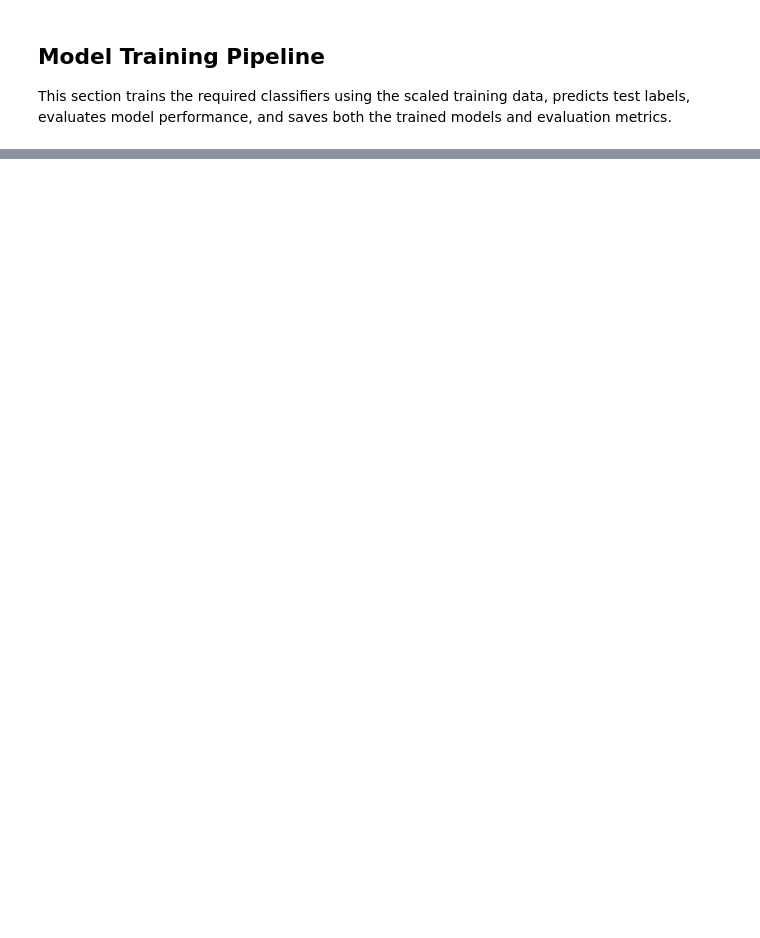
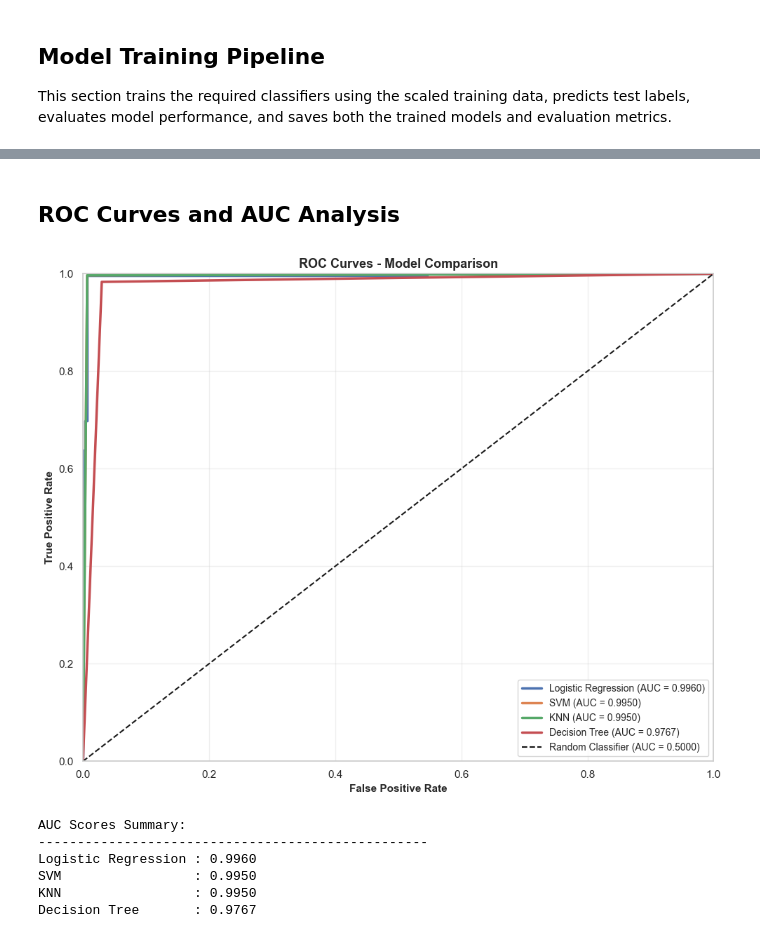
Before and after one commit to PRIYANSHUKUMAWAT1906/PRML_course_project-, a Jupyter notebook: main.ipynb, the cells around one changed output, grey strips where cells are left out. Saved outputs shown, nothing was run; the diff lists cells and outputs as text; code cells hidden in the pictures; blank space fills up the shorter version.

```diff
--- a/main.ipynb
+++ b/main.ipynb
@@ -753,0 +840,55 @@ Saved models to: results
+# %% [markdown]
+##  ROC Curves and AUC Analysis
+# %%
+from sklearn.metrics import roc_curve, auc
+
+# Plot ROC curves for all models
+plt.figure(figsize=(10, 8))
+
+# Dictionary to store AUC values
+auc_scores = {}
+
+for model_name in ['Logistic Regression', 'SVM', 'KNN', 'Decision Tree']:
+    model = [logistic_model, svm_model, knn_model, tree_model][['Logistic Regression', 'SVM', 'KNN', 'Decision Tree'].index(model_name)]
+
+    # Get probability predictions
+    if hasattr(model, 'predict_proba'):
+        y_proba = model.predict_proba(X_test_scaled)[:, 1]
+    else:
+        # For models without predict_proba, get raw decision scores
+        y_pred_scores = model.predict(X_test_scaled).astype(float)
+        y_proba = y_pred_scores
+
+    # Calculate ROC curve
+    fpr, tpr, _ = roc_curve(y_test, y_proba)
+    roc_auc = auc(fpr, tpr)
+    auc_scores[model_name] = roc_auc
+
+    # Plot ROC curve
+    plt.plot(fpr, tpr, linewidth=2.5, label=f'{model_name} (AUC = {roc_auc:.4f})')
+
+# Plot diagonal reference line
+plt.plot([0, 1], [0, 1], 'k--', linewidth=1.5, label='Random Classifier (AUC = 0.5000)')
+
+plt.xlabel('False Positive Rate', fontweight='bold', fontsize=11)
+plt.ylabel('True Positive Rate', fontweight='bold', fontsize=11)
+plt.title('ROC Curves - Model Comparison', fontweight='bold', fontsize=13)
+plt.legend(loc='lower right', fontsize=10)
+plt.grid(alpha=0.3)
+plt.xlim([0, 1])
+plt.ylim([0, 1])
+plt.tight_layout()
+plt.show()
+
+print("\nAUC Scores Summary:")
+print("-" * 50)
+for model_name, auc_val in auc_scores.items():
+    print(f"{model_name:20s}: {auc_val:.4f}")
+# %% [output]
+[figure, added]
+AUC Scores Summary:
+--------------------------------------------------
+Logistic Regression : 0.9960
+SVM                 : 0.9950
+KNN                 : 0.9950
+Decision Tree       : 0.9767
```
Also changed, not shown: parts of 31 cells of this notebook, 20 other files.
